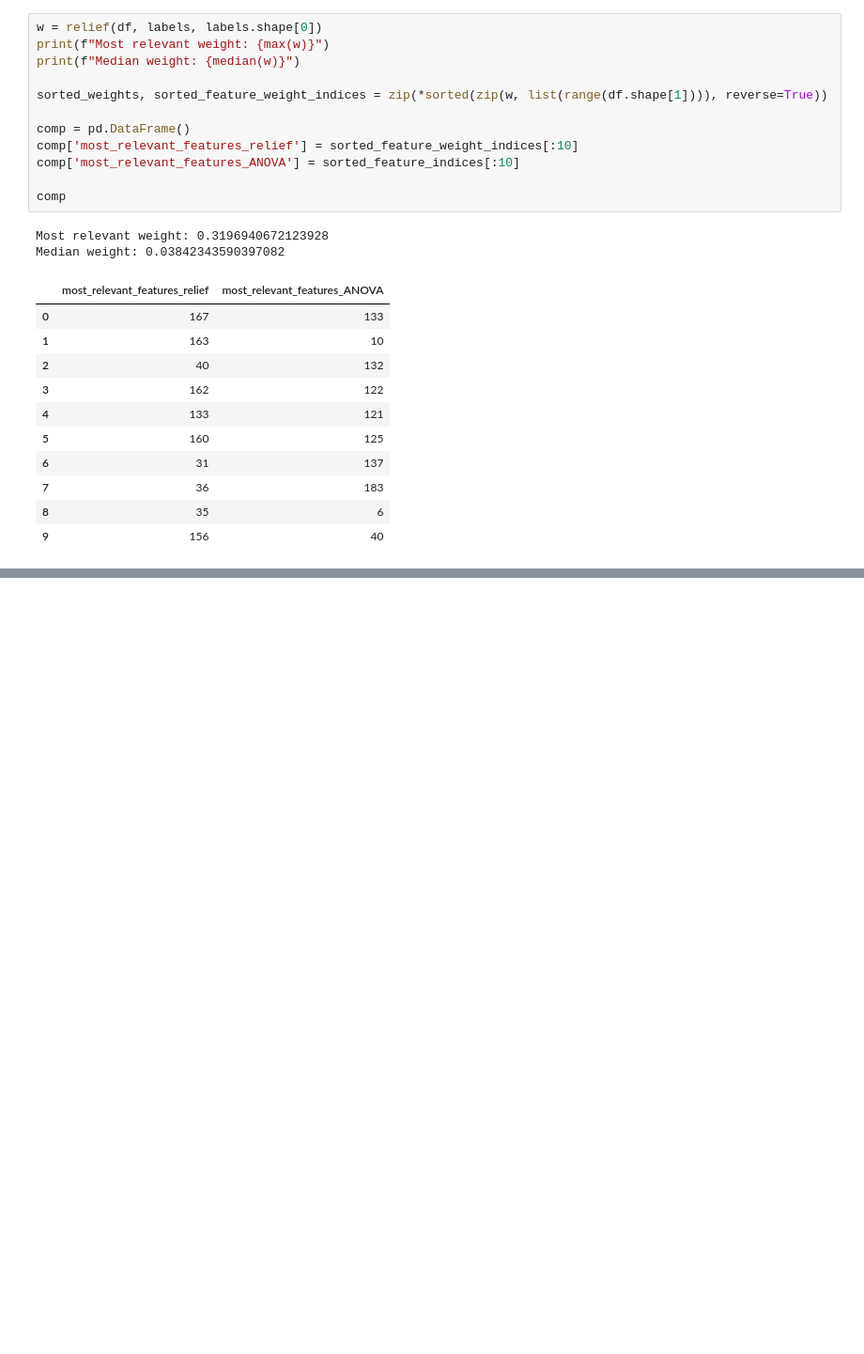
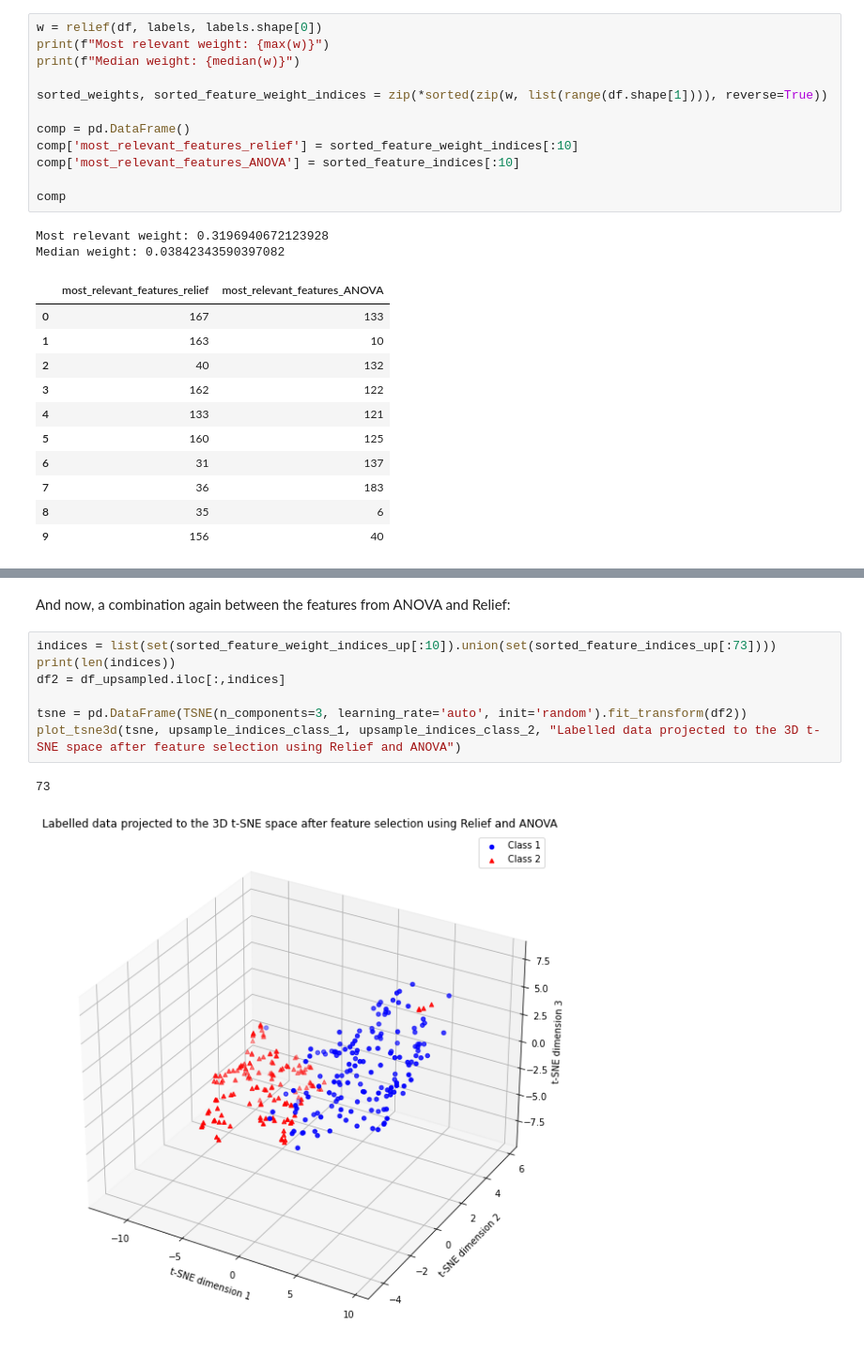
Before and after one commit to mariuscaptari/data-science-coursework, a Jupyter notebook: 3a/3a2/Exploratory_analysis_3a.ipynb, the cells around one changed output, grey strips where cells are left out. Shown at 94% size. Saved outputs shown, nothing was run; the diff lists cells and outputs as text; blank space fills up the shorter version.

```diff
--- a/3a/3a2/Exploratory_analysis_3a.ipynb
+++ b/3a/3a2/Exploratory_analysis_3a.ipynb
@@ -473,0 +462,12 @@ plot_tsne3d(tsne, upsample_indices_class_1, upsample_indices_class_2, "Labelled
+# %% [markdown]
+And now, a combination again between the features from ANOVA and Relief:
+# %%
+indices = list(set(sorted_feature_weight_indices_up[:10]).union(set(sorted_feature_indices_up[:73])))
+print(len(indices))
+df2 = df_upsampled.iloc[:,indices]
+
+tsne = pd.DataFrame(TSNE(n_components=3, learning_rate='auto', init='random').fit_transform(df2))
+plot_tsne3d(tsne, upsample_indices_class_1, upsample_indices_class_2, "Labelled data projected to the 3D t-SNE space after feature selection using Relief and ANOVA")
+# %% [output]
+73
+[figure, added]
```
Also changed, not shown: parts of 50 cells of this notebook.
